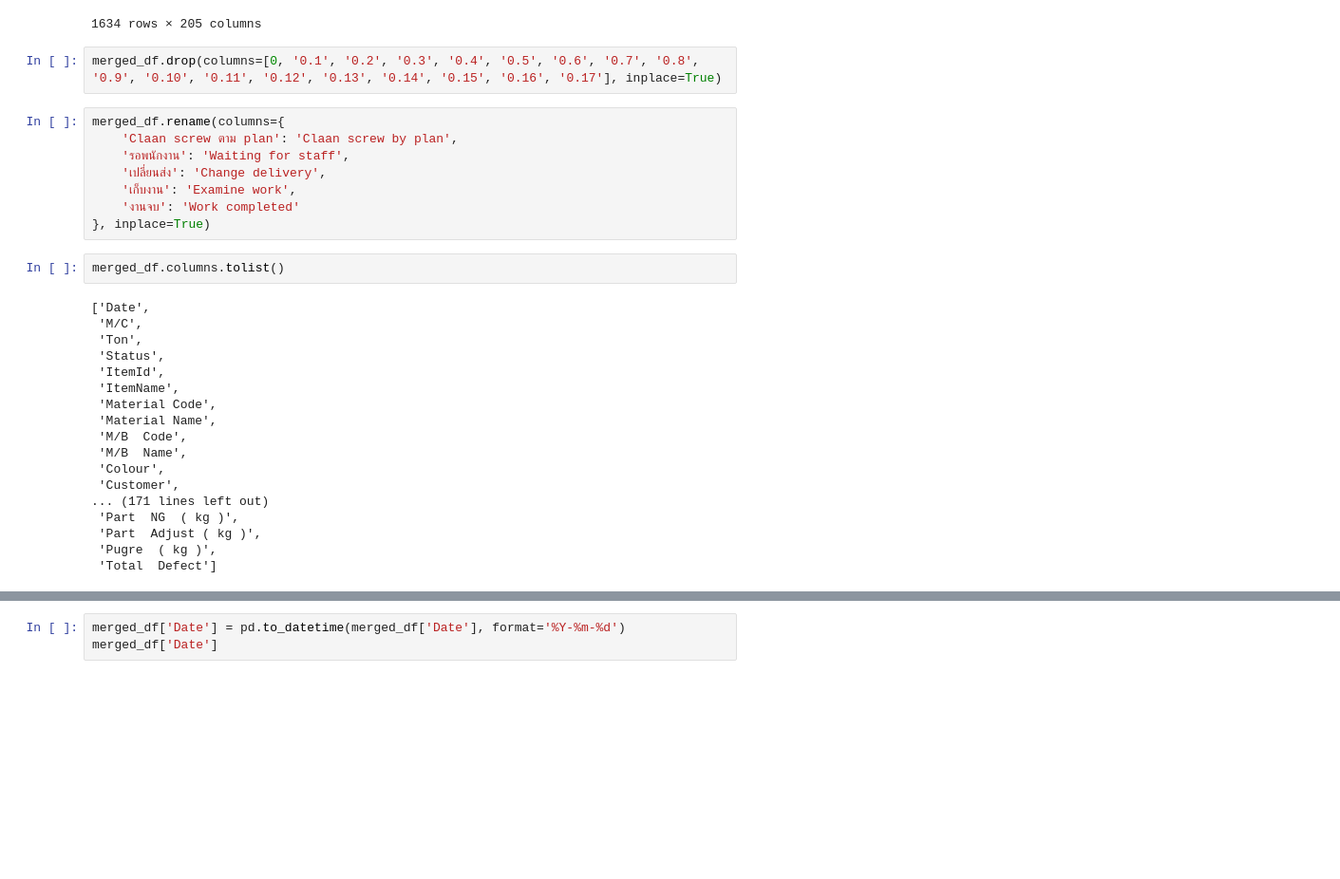
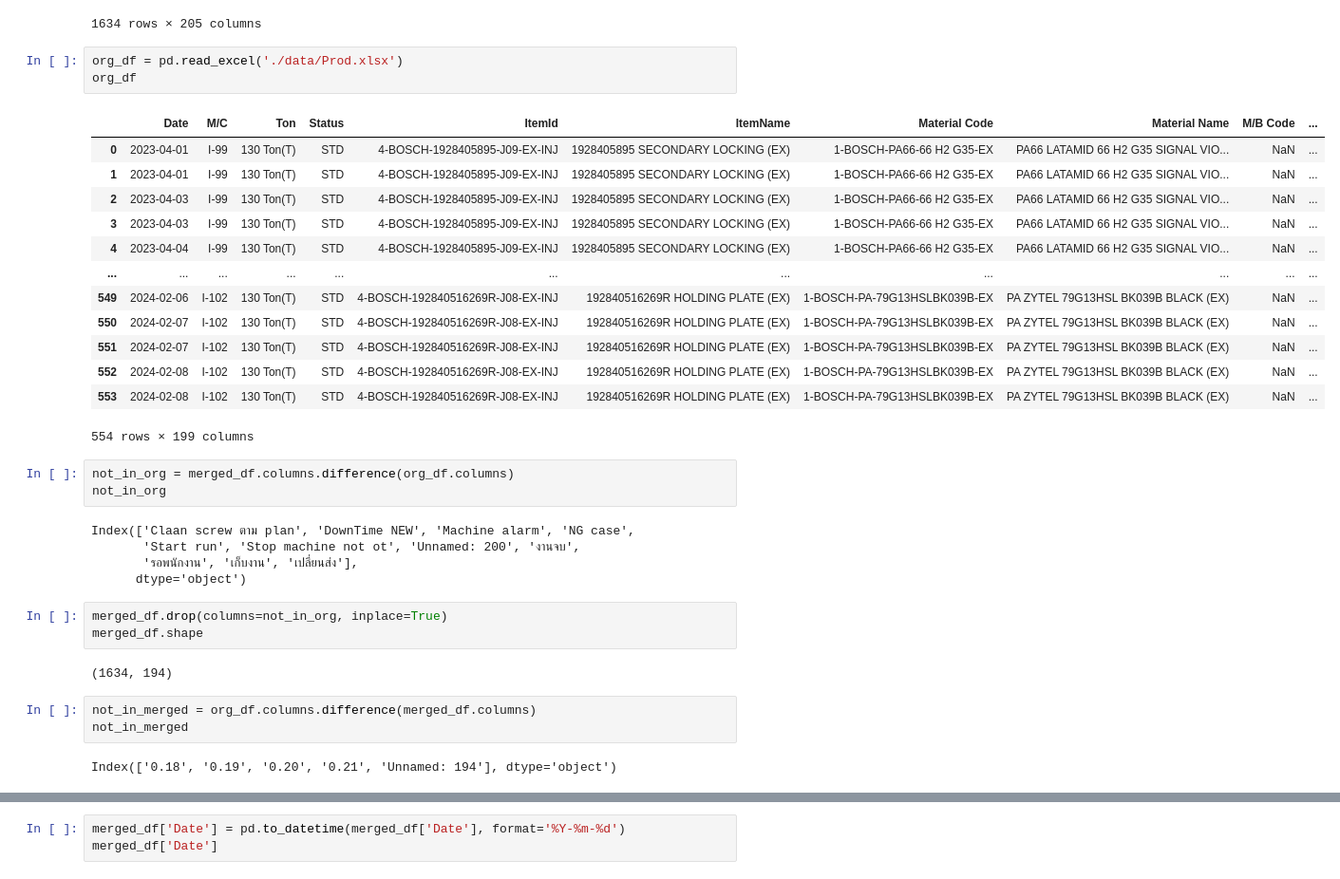
Before and after one commit to ParunNg/Downtime-Prediction, a Jupyter notebook: merge_files.ipynb, the cells around one changed output, grey strips where cells are left out. Shown at 95% size. Saved outputs shown, nothing was run; the diff lists cells and outputs as text; blank space fills up the shorter version.

```diff
--- a/merge_files.ipynb
+++ b/merge_files.ipynb
@@ -183,33 +183,38 @@ merged_df
 | 983 | 2024-04-05 | I-099 | NaN | STD | 4-BOSCH-1928406412-J04-EX-INJ | 1928406412 SECONDARY LOCKING (EX) | 1-BOSCH-PA66-H2-G35-EX | PA66 LATAMID H2 G35 0003 NATURAL ... | NaN | ... |
 | 988 | 2024-04-05 | I-109 | NaN | STD | 4-BOSCH-8618014890-DO-INJ | 8618014890 FASCIA_COVER (DO) | 1-BOSCH-PC/ABS-T85XF-DO | PC/ABS BAYBLEND T85XF 901510 BLAC... | NaN | ... |
 1634 rows × 205 columns
-# %%
-merged_df.drop(columns=[0, '0.1', '0.2', '0.3', '0.4', '0.5', '0.6', '0.7', '0.8', '0.9', '0.10', '0.11', '0.12', '0.13', '0.14', '0.15', '0.16', '0.17'], inplace=True)
-# %%
-merged_df.rename(columns={
-    'Claan screw ตาม plan': 'Claan screw by plan',
-    'รอพนักงาน': 'Waiting for staff',
-    'เปลี่ยนส่ง': 'Change delivery',
-    'เก็บงาน': 'Examine work',
-    'งานจบ': 'Work completed'
-}, inplace=True)
-# %%
-merged_df.columns.tolist()
-# %% [output]
-['Date',
- 'M/C',
- 'Ton',
- 'Status',
- 'ItemId',
- 'ItemName',
- 'Material Code',
- 'Material Name',
- 'M/B  Code',
- 'M/B  Name',
- 'Colour',
- 'Customer',
-... (171 lines left out)
- 'Part  NG  ( kg )',
- 'Part  Adjust ( kg )',
- 'Pugre  ( kg )',
- 'Total  Defect']
+# %%
+org_df = pd.read_excel('./data/Prod.xlsx')
+org_df
+# %% [output]
+|  | Date | M/C | Ton | Status | ItemId | ItemName | Material Code | Material Name | M/B Code | ... |
+| 0 | 2023-04-01 | I-99 | 130 Ton(T) | STD | 4-BOSCH-1928405895-J09-EX-INJ | 1928405895 SECONDARY LOCKING (EX) | 1-BOSCH-PA66-66 H2 G35-EX | PA66 LATAMID 66 H2 G35 SIGNAL VIO... | NaN | ... |
+| 1 | 2023-04-01 | I-99 | 130 Ton(T) | STD | 4-BOSCH-1928405895-J09-EX-INJ | 1928405895 SECONDARY LOCKING (EX) | 1-BOSCH-PA66-66 H2 G35-EX | PA66 LATAMID 66 H2 G35 SIGNAL VIO... | NaN | ... |
+| 2 | 2023-04-03 | I-99 | 130 Ton(T) | STD | 4-BOSCH-1928405895-J09-EX-INJ | 1928405895 SECONDARY LOCKING (EX) | 1-BOSCH-PA66-66 H2 G35-EX | PA66 LATAMID 66 H2 G35 SIGNAL VIO... | NaN | ... |
+| 3 | 2023-04-03 | I-99 | 130 Ton(T) | STD | 4-BOSCH-1928405895-J09-EX-INJ | 1928405895 SECONDARY LOCKING (EX) | 1-BOSCH-PA66-66 H2 G35-EX | PA66 LATAMID 66 H2 G35 SIGNAL VIO... | NaN | ... |
+| 4 | 2023-04-04 | I-99 | 130 Ton(T) | STD | 4-BOSCH-1928405895-J09-EX-INJ | 1928405895 SECONDARY LOCKING (EX) | 1-BOSCH-PA66-66 H2 G35-EX | PA66 LATAMID 66 H2 G35 SIGNAL VIO... | NaN | ... |
+| ... | ... | ... | ... | ... | ... | ... | ... | ... | ... | ... |
+| 549 | 2024-02-06 | I-102 | 130 Ton(T) | STD | 4-BOSCH-192840516269R-J08-EX-INJ | 192840516269R HOLDING PLATE (EX) | 1-BOSCH-PA-79G13HSLBK039B-EX | PA ZYTEL 79G13HSL BK039B BLACK (EX) | NaN | ... |
+| 550 | 2024-02-07 | I-102 | 130 Ton(T) | STD | 4-BOSCH-192840516269R-J08-EX-INJ | 192840516269R HOLDING PLATE (EX) | 1-BOSCH-PA-79G13HSLBK039B-EX | PA ZYTEL 79G13HSL BK039B BLACK (EX) | NaN | ... |
+| 551 | 2024-02-07 | I-102 | 130 Ton(T) | STD | 4-BOSCH-192840516269R-J08-EX-INJ | 192840516269R HOLDING PLATE (EX) | 1-BOSCH-PA-79G13HSLBK039B-EX | PA ZYTEL 79G13HSL BK039B BLACK (EX) | NaN | ... |
+| 552 | 2024-02-08 | I-102 | 130 Ton(T) | STD | 4-BOSCH-192840516269R-J08-EX-INJ | 192840516269R HOLDING PLATE (EX) | 1-BOSCH-PA-79G13HSLBK039B-EX | PA ZYTEL 79G13HSL BK039B BLACK (EX) | NaN | ... |
+| 553 | 2024-02-08 | I-102 | 130 Ton(T) | STD | 4-BOSCH-192840516269R-J08-EX-INJ | 192840516269R HOLDING PLATE (EX) | 1-BOSCH-PA-79G13HSLBK039B-EX | PA ZYTEL 79G13HSL BK039B BLACK (EX) | NaN | ... |
+554 rows × 199 columns
+# %%
+not_in_org = merged_df.columns.difference(org_df.columns)
+not_in_org
+# %% [output]
+Index(['Claan screw ตาม plan', 'DownTime NEW', 'Machine alarm', 'NG case',
+       'Start run', 'Stop machine not ot', 'Unnamed: 200', 'งานจบ',
+       'รอพนักงาน', 'เก็บงาน', 'เปลี่ยนส่ง'],
+      dtype='object')
+# %%
+merged_df.drop(columns=not_in_org, inplace=True)
+merged_df.shape
+# %% [output]
+(1634, 194)
+# %%
+not_in_merged = org_df.columns.difference(merged_df.columns)
+not_in_merged
+# %% [output]
+Index(['0.18', '0.19', '0.20', '0.21', 'Unnamed: 194'], dtype='object')
```
Also changed, not shown: parts of 10 cells of this notebook, 3 other files.
